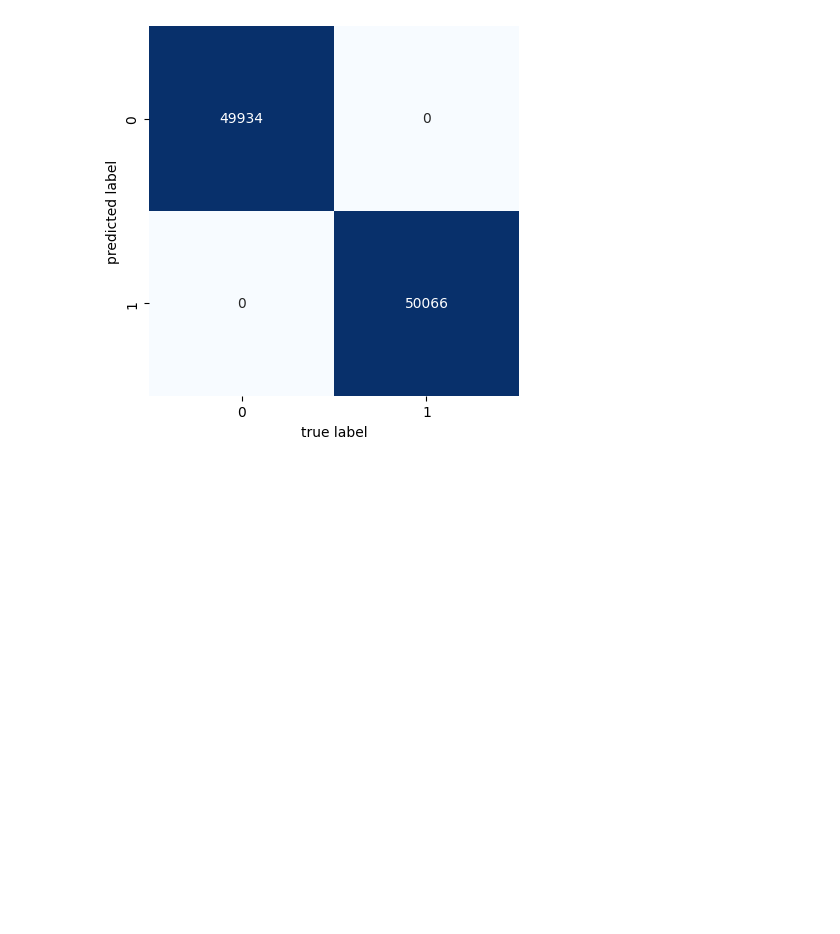
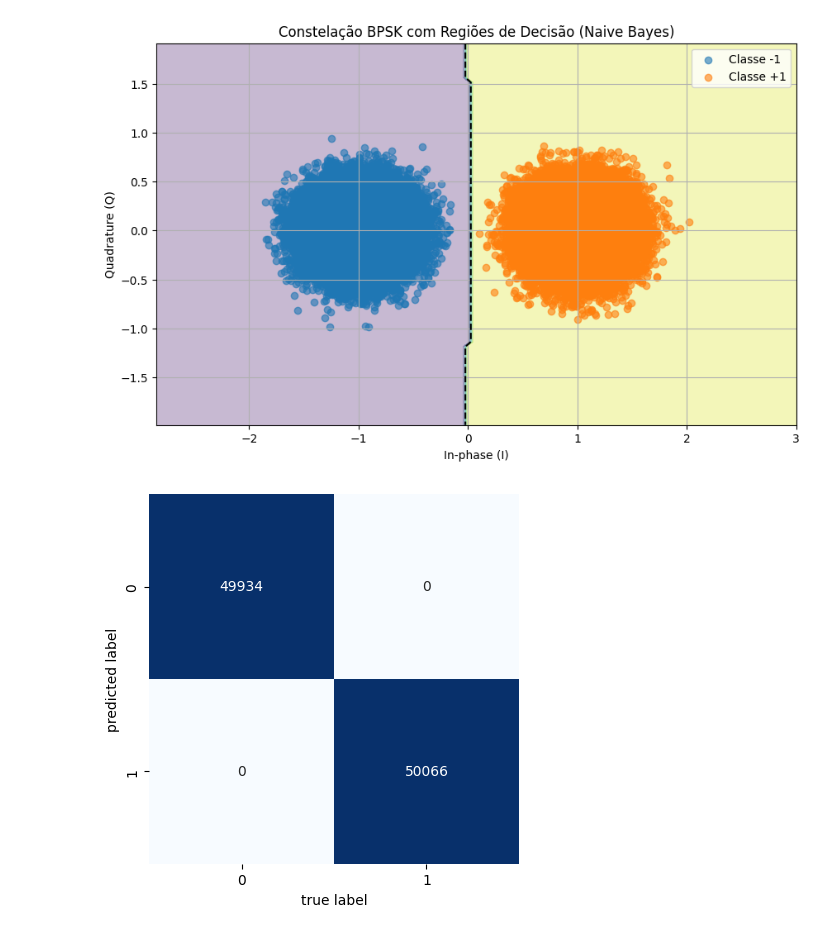
Before and after one commit to luiz10ml/tp555-ml, a Jupyter notebook: exemplos/classification/linear/bayes/bpsk_detection.ipynb, the cells around one changed output. Cells and saved outputs as stored; diff of their text form; code cells hidden in the pictures; blank space fills up the shorter version.

```diff
--- a/exemplos/classification/linear/bayes/bpsk_detection.ipynb
+++ b/exemplos/classification/linear/bayes/bpsk_detection.ipynb
@@ -61,0 +20,94 @@ Acurácia: 100.00%
+# %%
+# =========================
+# 1. Parâmetros
+# =========================
+EsN0dB = 10
+EsN0Lin = 10.0**(EsN0dB / 10.0)
+
+# =========================
+# 2. Geração BPSK
+# =========================
+x = (2.0 * (np.random.rand(N) >= 0.5) - 1.0)  # labels (-1, +1)
+
+# Energia do símbolo
+Es = np.mean(np.abs(x)**2)
+
+# Variância do ruído
+N0 = Es / EsN0Lin
+
+# Ruído complexo
+noise = np.sqrt(N0/2.0) * (np.random.randn(N) + 1j*np.random.randn(N))
+
+# Canal AWGN
+y = x + noise
+
+# Features: parte real e imaginária
+X = np.c_[y.real, y.imag]
+
+# =========================
+# 3. Dataset
+# =========================
+X_train, X_test, y_train, y_test = train_test_split(
+    X, x, test_size=0.3, random_state=42
+)
+
+# =========================
+# 4. Modelo
+# =========================
+model = GaussianNB()
+model.fit(X_train, y_train)
+
+# =========================
+# 5. Predição
+# =========================
+detected_x = model.predict(X_test)
+
+acc = accuracy_score(y_test, detected_x)
+print(f'Acurácia: {acc * 100:.2f}%')
+
+# =========================
+# 6. Separar classes (para plot)
+# =========================
+X0 = X[x == -1]
+X1 = X[x == 1]
+
+# =========================
+# 7. Grid para regiões
+# =========================
+h = 0.05
+
+x_min, x_max = X[:, 0].min() - 1, X[:, 0].max() + 1
+y_min, y_max = X[:, 1].min() - 1, X[:, 1].max() + 1
+
+xx, yy = np.meshgrid(
+    np.arange(x_min, x_max, h),
+    np.arange(y_min, y_max, h)
+)
+
+grid = np.c_[xx.ravel(), yy.ravel()]
+Z = model.predict(grid)
+Z = Z.reshape(xx.shape)
+
+# =========================
+# 8. Plot
+# =========================
+plt.figure(figsize=(10, 6))
+
+# Regiões de decisão
+plt.contourf(xx, yy, Z, alpha=0.3)
+
+# Fronteira de decisão (para BPSK → nível 0)
+plt.contour(xx, yy, Z, levels=[0], colors='k', linestyles='--')
+
+# Pontos
+plt.scatter(X0[:, 0], X0[:, 1], label="Classe -1", alpha=0.6)
+plt.scatter(X1[:, 0], X1[:, 1], label="Classe +1", alpha=0.6)
+
+plt.xlabel("In-phase (I)")
+plt.ylabel("Quadrature (Q)")
+plt.title("Constelação BPSK com Regiões de Decisão (Naive Bayes)")
+plt.legend()
+plt.grid(True)
+
+plt.show()
+# %% [output]
@@ -62,2 +115,3 @@ Acurácia: 100.00%
+[figure, added]
 # %%
 # Plot the confusion matrix
```
Also changed, not shown: parts of 4 cells of this notebook.
